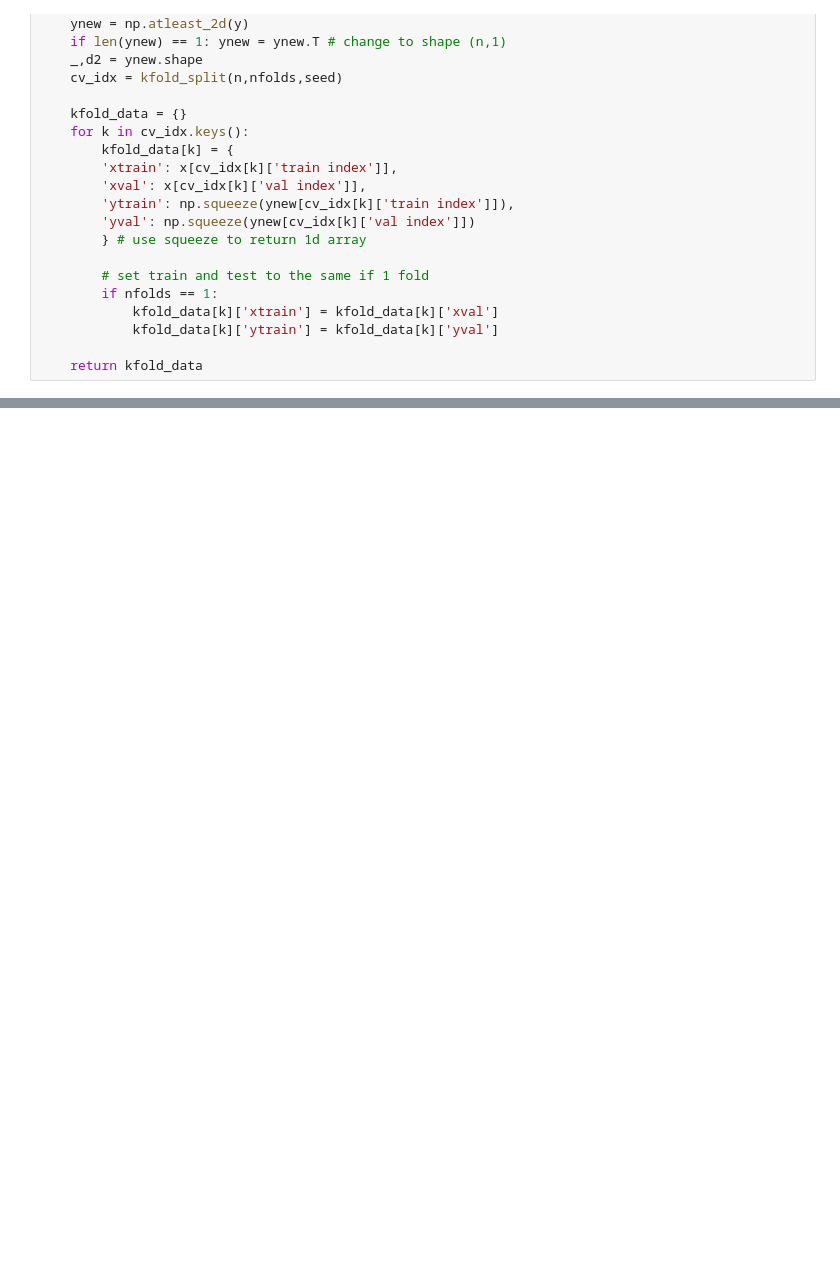
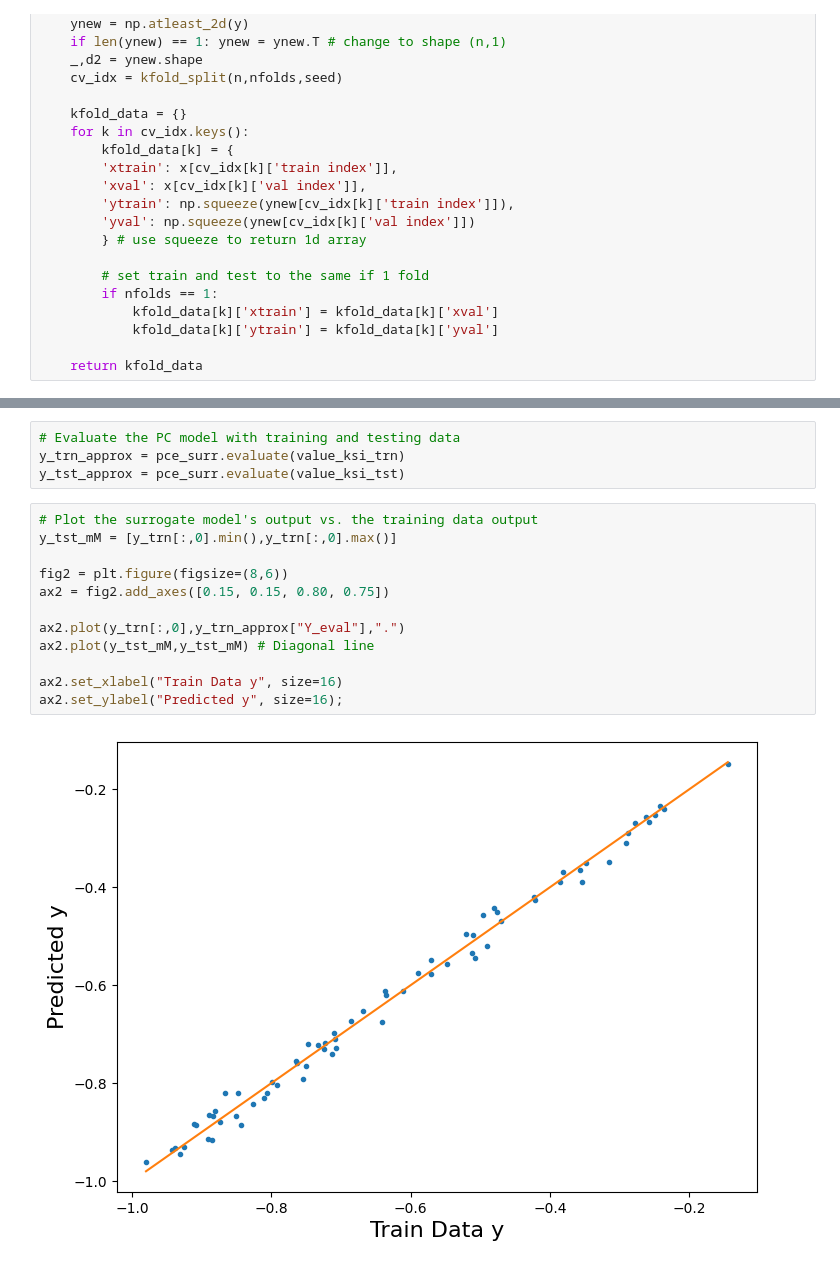
Before and after one commit to sandialabs/pytuq, a Jupyter notebook: examples/surrogates/ex_genz_bcs.ipynb, the cells around one changed output, grey strips where cells are left out. Cells and saved outputs as stored; diff of their text form; blank space fills up the shorter version.

```diff
--- a/examples/surrogates/ex_genz_bcs.ipynb
+++ b/examples/surrogates/ex_genz_bcs.ipynb
@@ -476,0 +503,18 @@ def optimize_eta(pce, etas, nfolds=3, verbose=0, plot=False):
+# %%
+# Evaluate the PC model with training and testing data
+y_trn_approx = pce_surr.evaluate(value_ksi_trn)
+y_tst_approx = pce_surr.evaluate(value_ksi_tst)
+# %%
+# Plot the surrogate model's output vs. the training data output
+y_tst_mM = [y_trn[:,0].min(),y_trn[:,0].max()]
+
+fig2 = plt.figure(figsize=(8,6))
+ax2 = fig2.add_axes([0.15, 0.15, 0.80, 0.75])
+
+ax2.plot(y_trn[:,0],y_trn_approx["Y_eval"],".")
+ax2.plot(y_tst_mM,y_tst_mM) # Diagonal line
+
+ax2.set_xlabel("Train Data y", size=16)
+ax2.set_ylabel("Predicted y", size=16);
+# %% [output]
+[figure, added]
```
Also changed, not shown: parts of 22 cells of this notebook, 16 other files.
